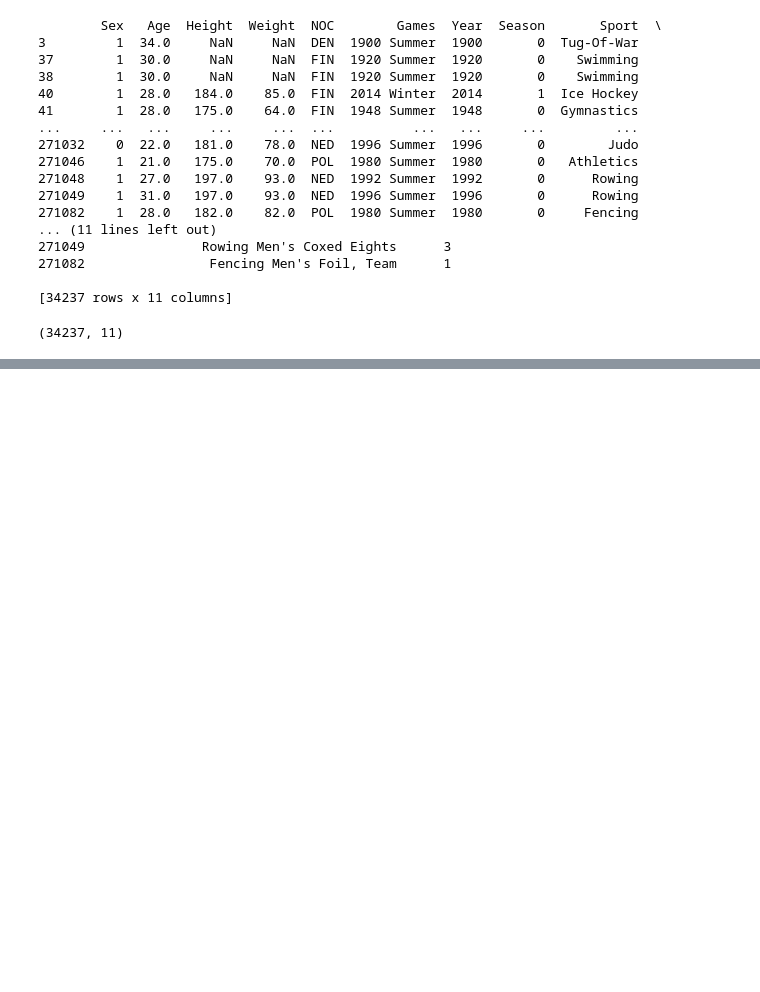
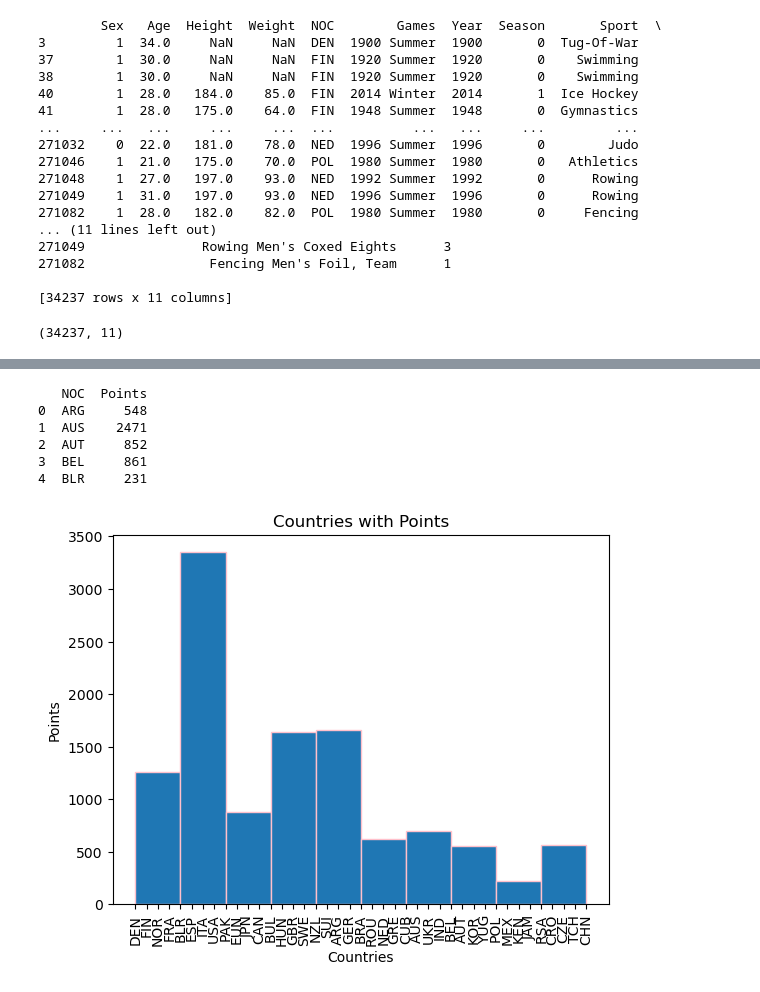
Before and after one commit to Pawansingh3889/Data-Science-Programming-Project, a Jupyter notebook: DS file.ipynb, the cells around one changed output, grey strips where cells are left out. Saved outputs shown, nothing was run; the diff lists cells and outputs as text; code cells hidden in the pictures; blank space fills up the shorter version.

```diff
--- a/DS file.ipynb
+++ b/DS file.ipynb
@@ -351,0 +444,3 @@ plt.show()
+# %%
+points=pk.groupby(['NOC'])['Medal'].sum()
+points.head()
@@ -351,0 +455,7 @@ plt.show()
+# %%
+ee = pd.DataFrame(points)
+
+ee['NOC'] = ee.index
+ee.insert(loc=2, column='Points', value=points)
+
+ee.head()
@@ -351,0 +470,23 @@ plt.show()
+# %%
+u = ee.reset_index(drop=True)
+v = u.drop(u.columns[0], axis=1)
+print(v.head())
+# %% [output]
+   NOC  Points
+0  ARG     548
+1  AUS    2471
+2  AUT     852
+3  BEL     861
+4  BLR     231
+# %%
+y = v["Points"]
+
+plt.hist(x,bins=10,edgecolor='pink')
+plt.title('Countries with Points')
+plt.xlabel('Countries')
+plt.ylabel('Points')
+
+plt.xticks(rotation=90)
+plt.show()
+# %% [output]
+[figure, added]
```
Also changed, not shown: parts of 8 cells of this notebook.
